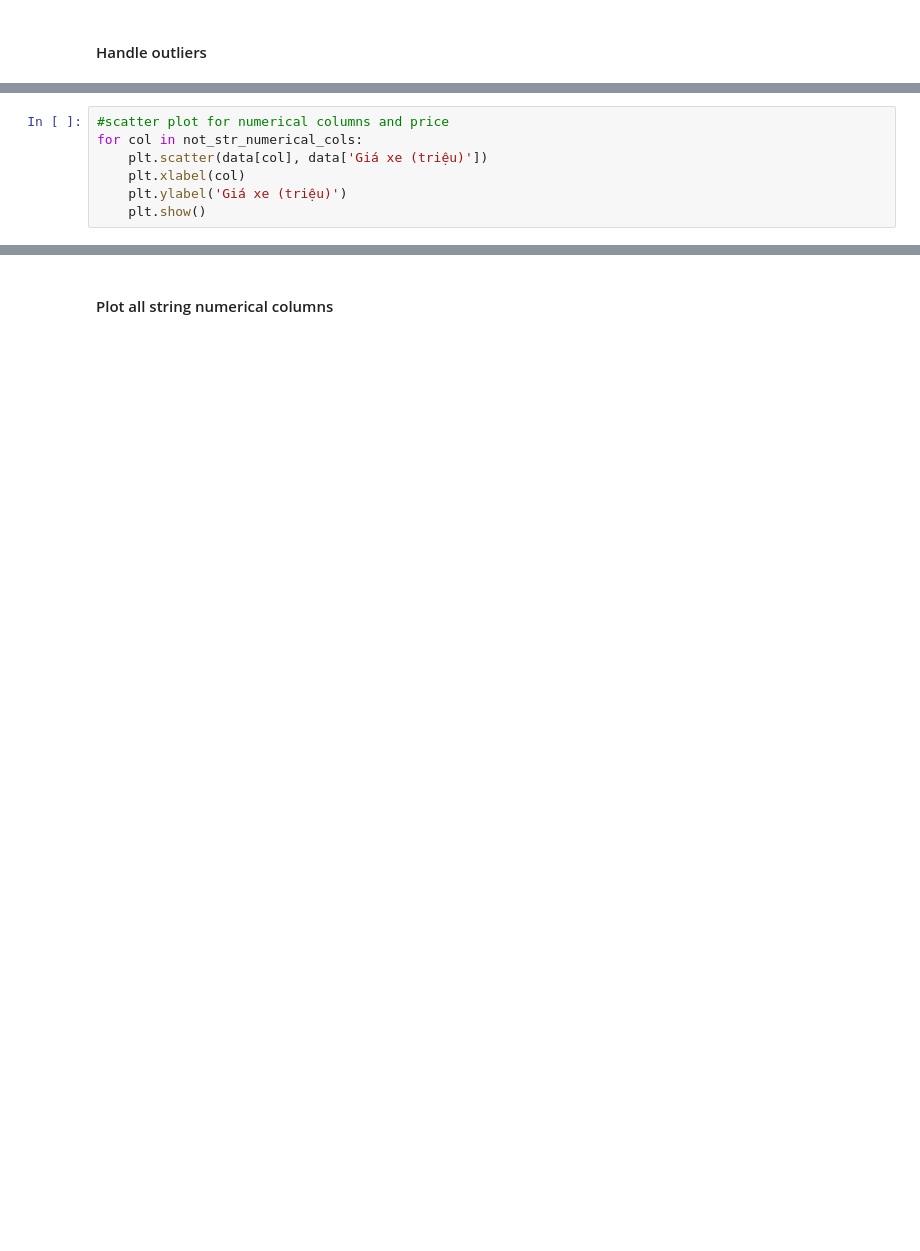
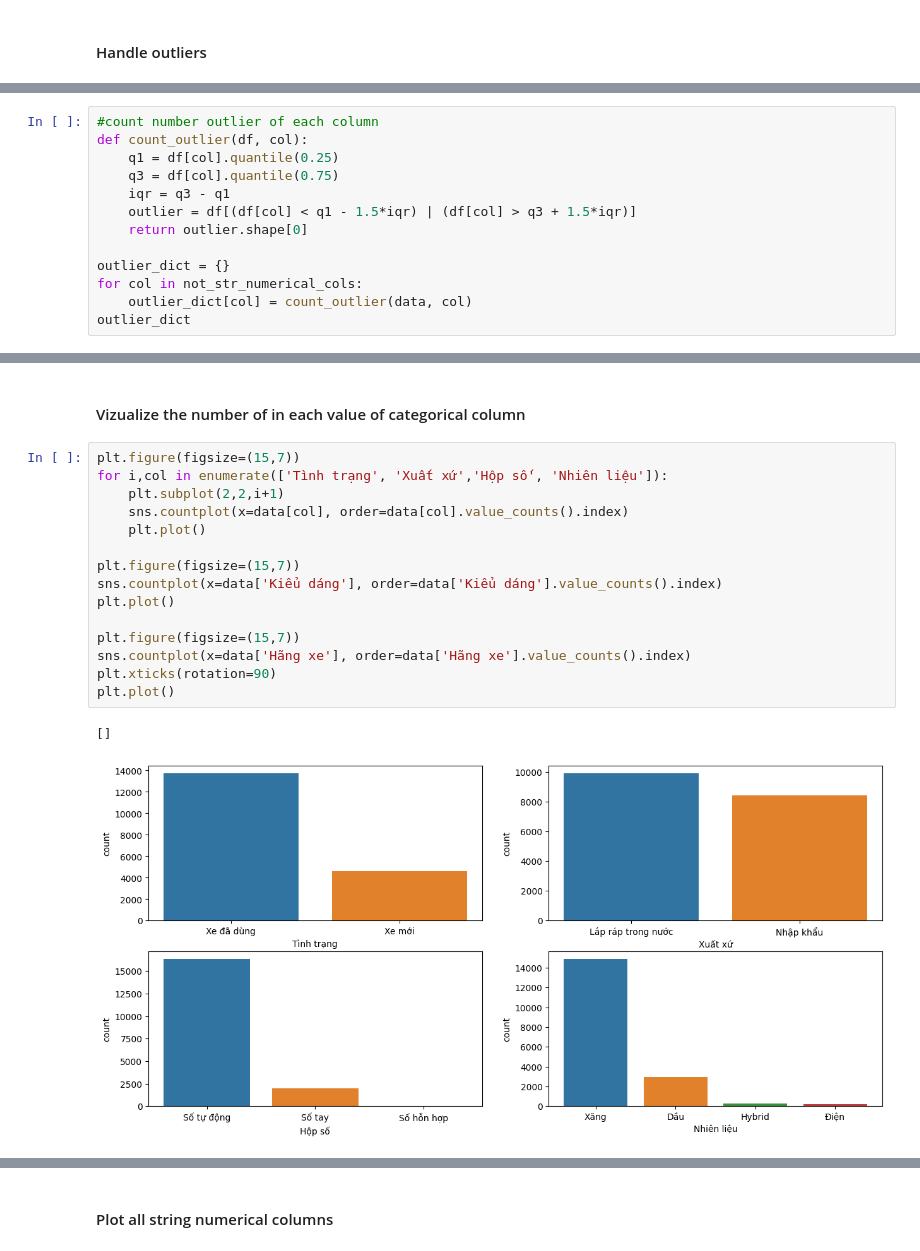
Before and after one commit to minhviet21/Car_Price_Prediction, a Jupyter notebook: EDA.ipynb, the cells around one changed output, grey strips where cells are left out. Drawn from its saved outputs; the diff is of its cells as text; blank space fills up the shorter version.

```diff
--- a/EDA.ipynb
+++ b/EDA.ipynb
@@ -83,7 +75,0 @@ plt.show()
-# %%
-#scatter plot for numerical columns and price
-for col in not_str_numerical_cols:
-    plt.scatter(data[col], data['Giá xe (triệu)'])
-    plt.xlabel(col)
-    plt.ylabel('Giá xe (triệu)')
-    plt.show()
@@ -93,0 +76,13 @@ for col in not_str_numerical_cols:
+# %%
+#count number outlier of each column
+def count_outlier(df, col):
+    q1 = df[col].quantile(0.25)
+    q3 = df[col].quantile(0.75)
+    iqr = q3 - q1
+    outlier = df[(df[col] < q1 - 1.5*iqr) | (df[col] > q3 + 1.5*iqr)]
+    return outlier.shape[0]
+
+outlier_dict = {}
+for col in not_str_numerical_cols:
+    outlier_dict[col] = count_outlier(data, col)
+outlier_dict
@@ -93,0 +102,20 @@ for col in not_str_numerical_cols:
+# %% [markdown]
+#### Vizualize the number of in each value of categorical column
+# %%
+plt.figure(figsize=(15,7))
+for i,col in enumerate(['Tình trạng', 'Xuất xứ','Hộp số', 'Nhiên liệu']):
+    plt.subplot(2,2,i+1)
+    sns.countplot(x=data[col], order=data[col].value_counts().index)
+    plt.plot()
+
+plt.figure(figsize=(15,7))
+sns.countplot(x=data['Kiểu dáng'], order=data['Kiểu dáng'].value_counts().index)
+plt.plot()
+
+plt.figure(figsize=(15,7))
+sns.countplot(x=data['Hãng xe'], order=data['Hãng xe'].value_counts().index)
+plt.xticks(rotation=90)
+plt.plot()
+# %% [output]
+[]
+[figure, added]
```
Also changed, not shown: parts of 22 cells of this notebook, 4 other files.
